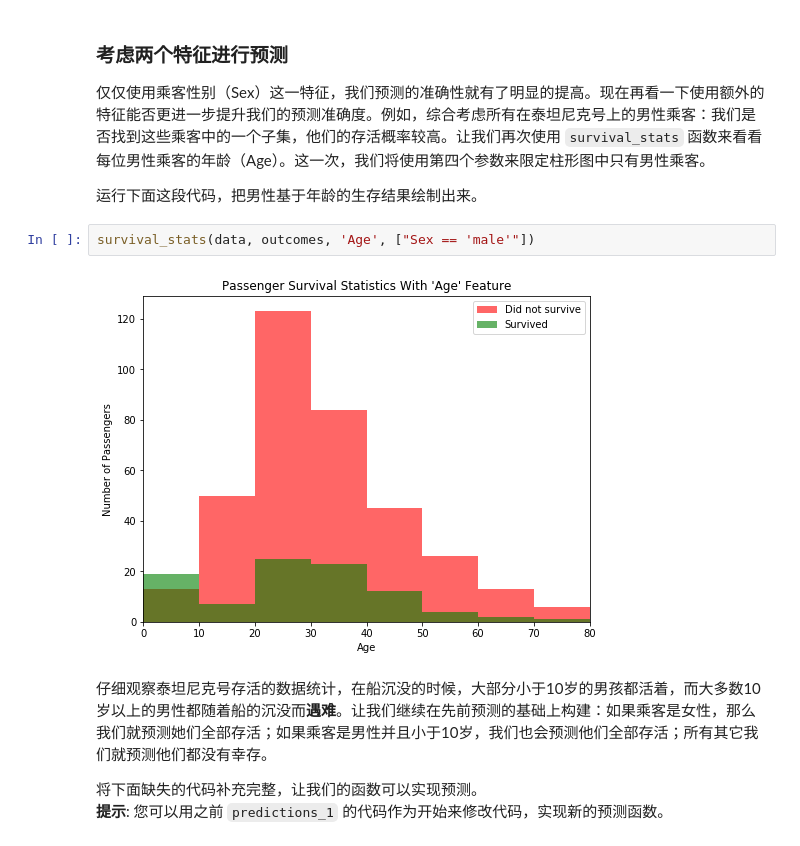
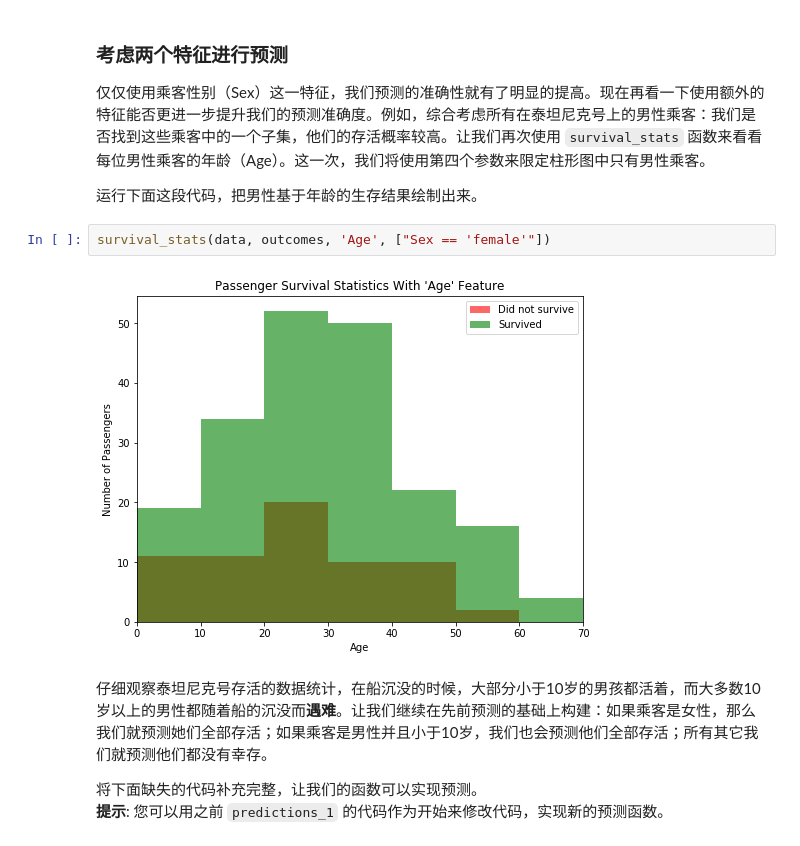
Before and after one commit to glenlivet/titanic_survival_exploration, a Jupyter notebook: titanic_survival_exploration.ipynb, the cells around one changed output. Saved outputs shown, nothing was run; the diff lists cells and outputs as text.

```diff
--- a/titanic_survival_exploration.ipynb
+++ b/titanic_survival_exploration.ipynb
@@ -180,9 +180,9 @@ Predictions have an accuracy of 78.68%.
 
 运行下面这段代码，把男性基于年龄的生存结果绘制出来。
 # %%
-survival_stats(data, outcomes, 'Age', ["Sex == 'male'"])
+survival_stats(data, outcomes, 'Age', ["Sex == 'female'"])
 # %% [output]
-[figure, old version]
+[figure, new version]
 # %% [markdown]
 仔细观察泰坦尼克号存活的数据统计，在船沉没的时候，大部分小于10岁的男孩都活着，而大多数10岁以上的男性都随着船的沉没而**遇难**。让我们继续在先前预测的基础上构建：如果乘客是女性，那么我们就预测她们全部存活；如果乘客是男性并且小于10岁，我们也会预测他们全部存活；所有其它我们就预测他们都没有幸存。
 
```
Also changed, not shown: parts of 5 cells of this notebook, 4 other files.
